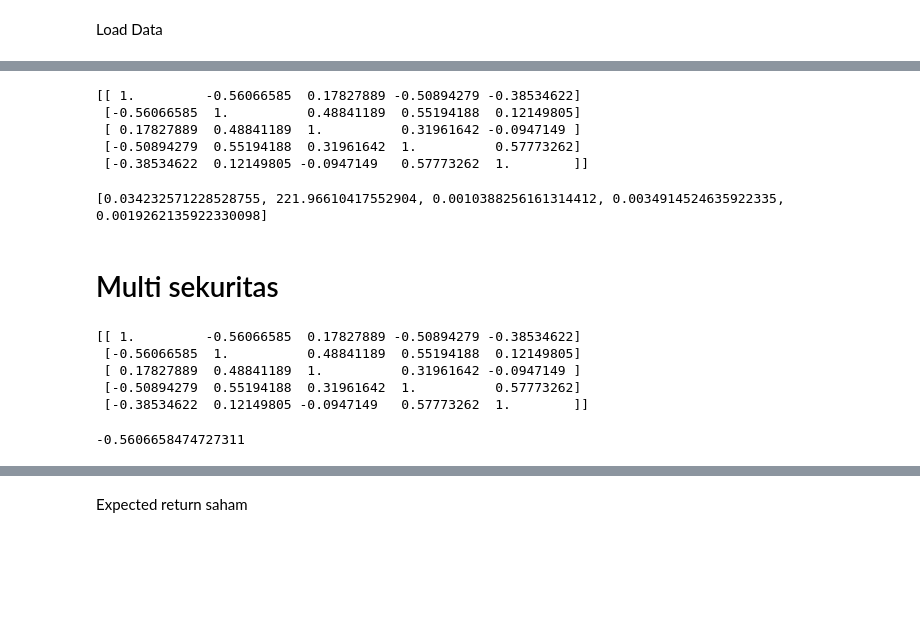
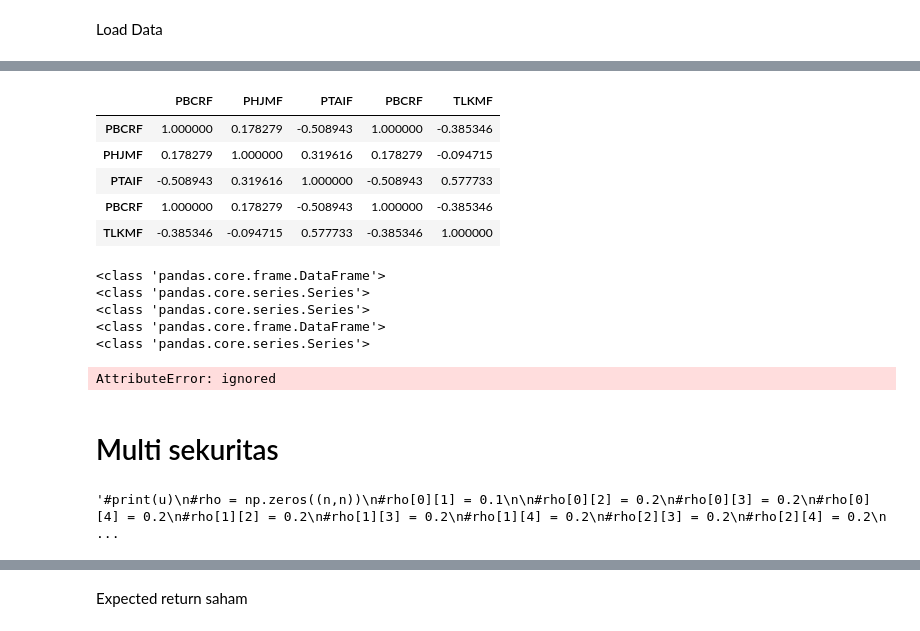
Before and after one commit to relfarizi/Portfolio-Saham, a Jupyter notebook: Portfolio_Saham.ipynb, the cells around one changed output, grey strips where cells are left out. Saved outputs shown, nothing was run; the diff lists cells and outputs as text; code cells hidden in the pictures; blank space fills up the shorter version.

Commit message:
Data

```diff
--- a/Portfolio_Saham.ipynb
+++ b/Portfolio_Saham.ipynb
@@ -38,27 +39,42 @@ dataset
 | 104 | NaN | NaN | NaN | NaN | NaN |
 105 rows × 5 columns
+# %%
+dataset.corr()
+# %% [output]
+|  | PBCRF | PHJMF | PTAIF | PBCRF | TLKMF |
+| PBCRF | 1.000000 | 0.178279 | -0.508943 | 1.000000 | -0.385346 |
+| PHJMF | 0.178279 | 1.000000 | 0.319616 | 0.178279 | -0.094715 |
+| PTAIF | -0.508943 | 0.319616 | 1.000000 | -0.508943 | 0.577733 |
+| PBCRF | 1.000000 | 0.178279 | -0.508943 | 1.000000 | -0.385346 |
+| TLKMF | -0.385346 | -0.094715 | 0.577733 | -0.385346 | 1.000000 |
 # %%
+import numpy as np
 dataset = dataset.dropna()
 #print(type(dataset.corr()))
 list_corr = []
-for x in dataset.corr():
-  list_corr.append(dataset.corr()[x].tolist())
+for x in dataset:
+  print(type(dataset.corr()[x]))
+  #print(dataset[x].corr())
+  #list_corr.append(dataset[x].corr().tolist())
   #print(dataset.corr()[x].tolist())
-rho = np.array(list_corr)
-print(rho)
+#rho = np.array(list_corr)
+#print(rho)
 # %% [output]
-[[ 1.         -0.56066585  0.17827889 -0.50894279 -0.38534622]
- [-0.56066585  1.          0.48841189  0.55194188  0.12149805]
- [ 0.17827889  0.48841189  1.          0.31961642 -0.0947149 ]
- [-0.50894279  0.55194188  0.31961642  1.          0.57773262]
- [-0.38534622  0.12149805 -0.0947149   0.57773262  1.        ]]
+<class 'pandas.core.frame.DataFrame'>
+<class 'pandas.core.series.Series'>
+<class 'pandas.core.series.Series'>
+<class 'pandas.core.frame.DataFrame'>
+<class 'pandas.core.series.Series'>
 # %%
 import statistics as st
 var = []
 for x in dataset :
   tmp = dataset[x].tolist()
   var.append(st.variance(tmp))
-print(var)
+#print(var)
+df_var = pd.DataFrame([var])
+df_var.columns = kode_saham
+df_var
 # %% [output]
-[0.034232571228528755, 221.96610417552904, 0.0010388256161314412, 0.0034914524635922335, 0.0019262135922330098]
+AttributeError: ignored
 # %% [markdown]
@@ -72,7 +89,7 @@ for i in var :
 n = len(std_dev)
 
 u = np.ones(n)
-#print(u)
+"""#print(u)
 #rho = np.zeros((n,n))
 #rho[0][1] = 0.1
 
@@ -92,17 +109,9 @@ for i in range(n) :
       rho[i][j] = 1
     elif j < i :
       rho[i][j] = rho[j][i]
-print(rho)
+print(rho)"""
 # %% [output]
-[[ 1.         -0.56066585  0.17827889 -0.50894279 -0.38534622]
- [-0.56066585  1.          0.48841189  0.55194188  0.12149805]
- [ 0.17827889  0.48841189  1.          0.31961642 -0.0947149 ]
- [-0.50894279  0.55194188  0.31961642  1.          0.57773262]
- [-0.38534622  0.12149805 -0.0947149   0.57773262  1.        ]]
+'#print(u)\n#rho = np.zeros((n,n))\n#rho[0][1] = 0.1\n\n#rho[0][2] = 0.2\n#rho[0][3] = 0.2\n#rho[0][4] = 0.2\n#rho[1][2] = 0.2\n#rho[1][3] = 0.2\n#rho[1][4] = 0.2\n#rho[2][3] = 0.2\n#rho[2][4] = 0.2\n ...
-# %%
-print(rho[0][1])
-# %% [output]
--0.5606658474727311
 # %%
 def is_short_selling(rho,std_dev):
   n = len(rho)
```
Also changed, not shown: parts of 12 cells of this notebook.
